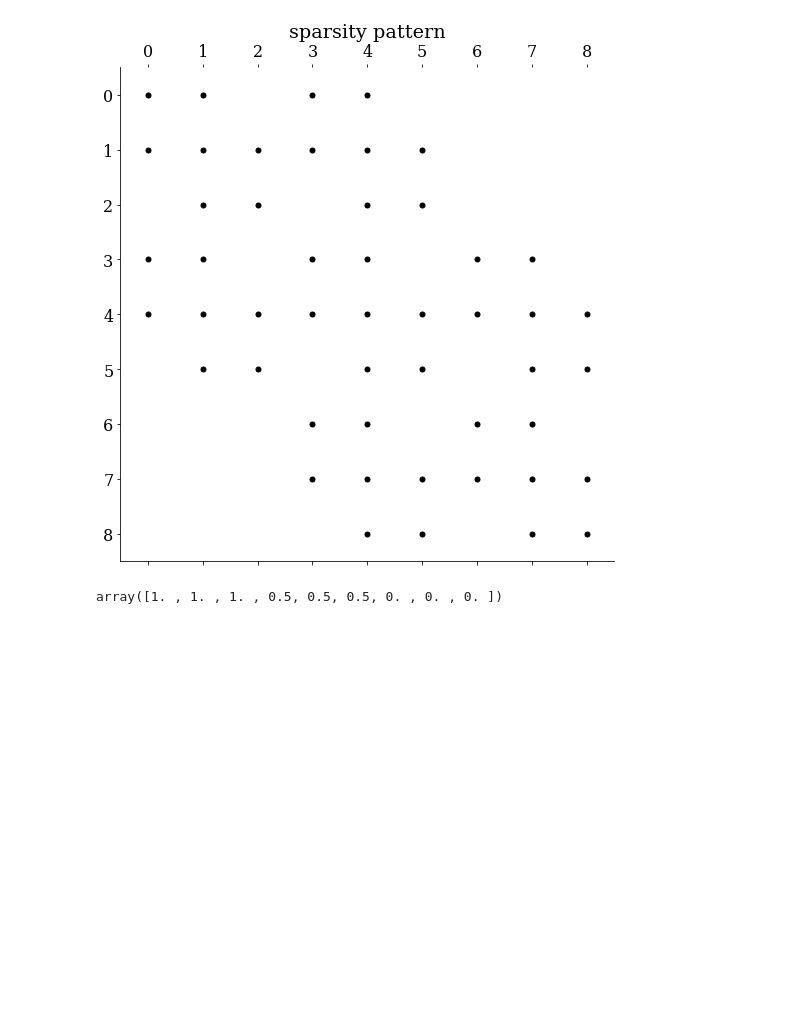
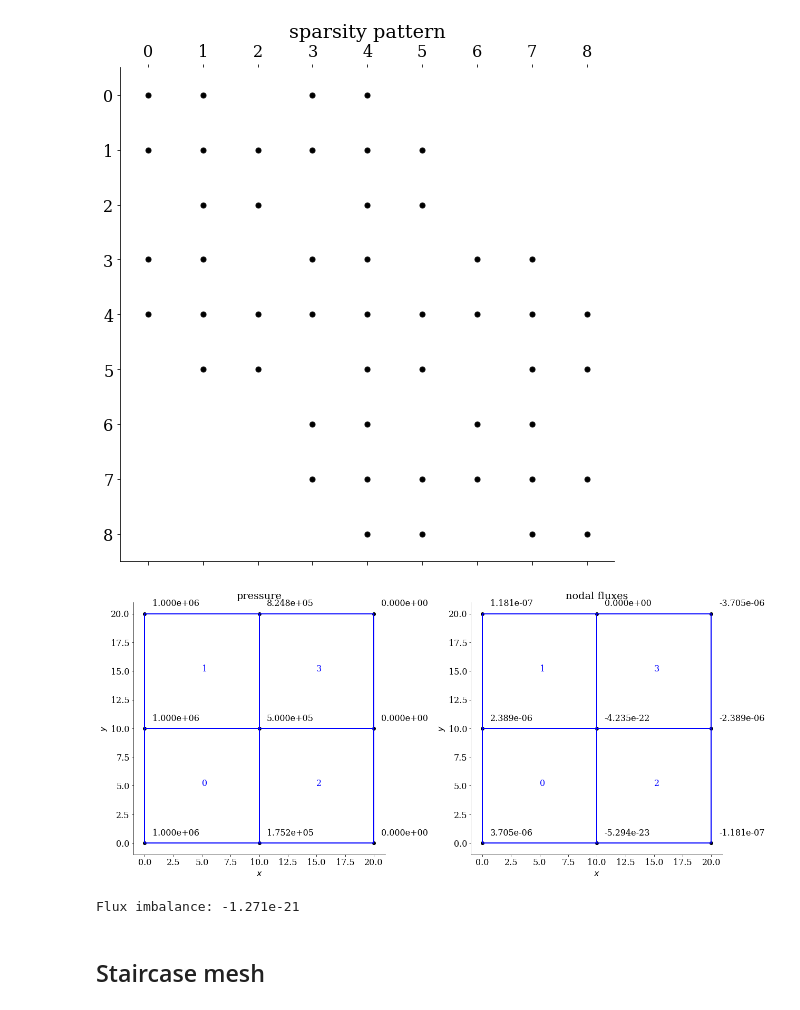
Before and after one commit to nagelt/Numerical_Methods_Introduction, a Jupyter notebook: 2D_FEM.ipynb, the cells around one changed output. Saved outputs shown, nothing was run; the diff lists cells and outputs as text; code cells hidden in the pictures; blank space fills up the shorter version.

```diff
--- a/2D_FEM.ipynb
+++ b/2D_FEM.ipynb
@@ -291,10 +299,6 @@ def local_assembler(elem):
             w_i = elem._quad4_element__quad_weights[i]
             w_j = elem._quad4_element__quad_weights[j]
             #assembly of local stiffness matrix
-            K_loc += np.dot(dN_dX,dN_dX.T) * w_i * w_j * detJ
-    #k = 1e-14
-    #mu = 1e-3
-
-    #K_loc *= k/mu
+            K_loc += np.dot(dN_dX.dot(k/mu),dN_dX.T) * w_i * w_j * detJ
     return K_loc
 # %%
@@ -372,11 +371,41 @@ plt.tight_layout()
 left = [0,1,2]
 right = [6,7,8]
 for i in left:
-    K, f = apply_Dirichlet_bc(K, f, i, 1)
+    K, f = apply_Dirichlet_bc(K, f, i, 1e6)
 for i in right:
     K, f = apply_Dirichlet_bc(K, f, i, 0)
 # %%
 solution = np.linalg.solve(K,f)
-solution
+K, f = global_assembler(node_list,element_vector,solution)
+fluxes = K.dot(solution)
-# %% [output]
-array([1. , 1. , 1. , 0.5, 0.5, 0.5, 0. , 0. , 0. ])
+# %%
+def plot_result(node_list,element_vector):
+    fig, ax = plt.subplots(ncols=2,figsize=(18,9))
+    for figs in range(2):
+        for i in range(len(node_list)):
+            ax[figs].plot(node_list[i][0],node_list[i][1],color='black',marker='o')
+        for ne,e in enumerate(element_vector):
+            e_coords = e._quad4_element__coords
+            for i in range(len(e_coords)):
+                ax[figs].plot([e_coords[i-1,0],e_coords[i,0]],[e_coords[i-1,1],e_coords[i,1]],color='blue')
+            ax[figs].text(e.get_centroid()[0],e.get_centroid()[1],'%i' %ne, color='blue')
+        ax[figs].set_xlabel('$x$')
+        ax[figs].set_ylabel('$y$')
+        ax[figs].set_aspect('equal')
+    for i in range(len(node_list)):
+        ax[0].text(node_list[i][0]+dx/15,node_list[i][1]+dy/15,'%.3e' %solution[i])
+        ax[1].text(node_list[i][0]+dx/15,node_list[i][1]+dy/15,'%.3e' %fluxes[i])
+        ax[0].set_title('pressure')
+        ax[1].set_title('nodal fluxes')
+    fig.tight_layout()
+    fig.savefig('pressures_and_fluxes.pdf')
+# %%
+plot_result(node_list,element_vector)
+# %% [output]
+[figure, added]
+# %%
+print("Flux imbalance: %.3e" %(np.sum(fluxes)))
+# %% [output]
+Flux imbalance: -1.271e-21
+# %% [markdown]
+## Staircase mesh
```
Also changed, not shown: parts of 13 cells of this notebook.
